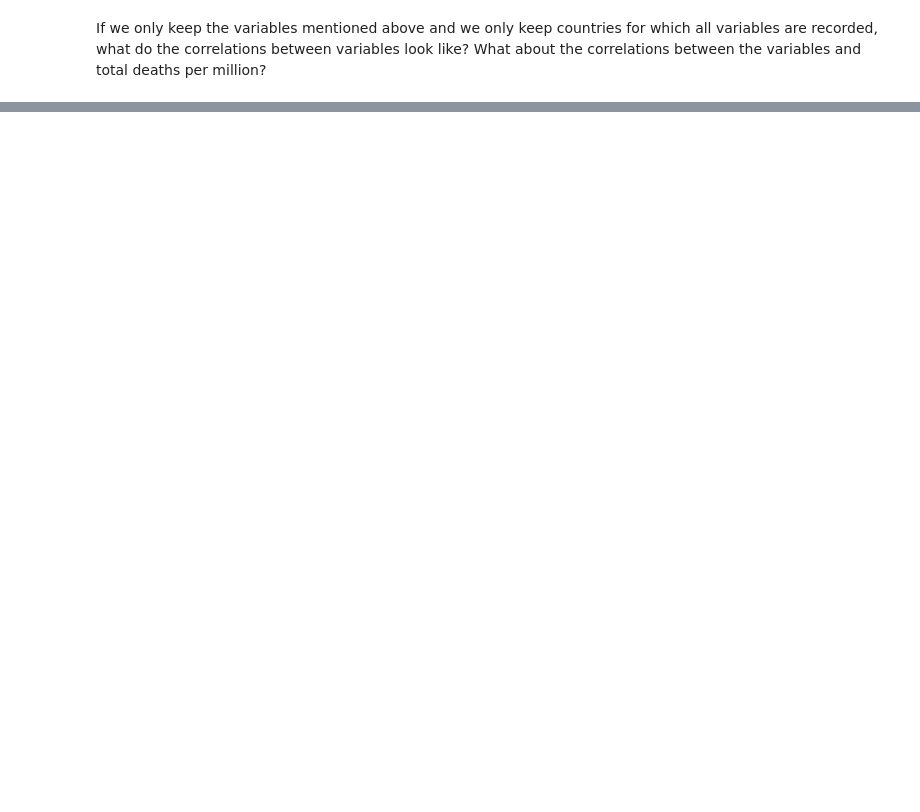
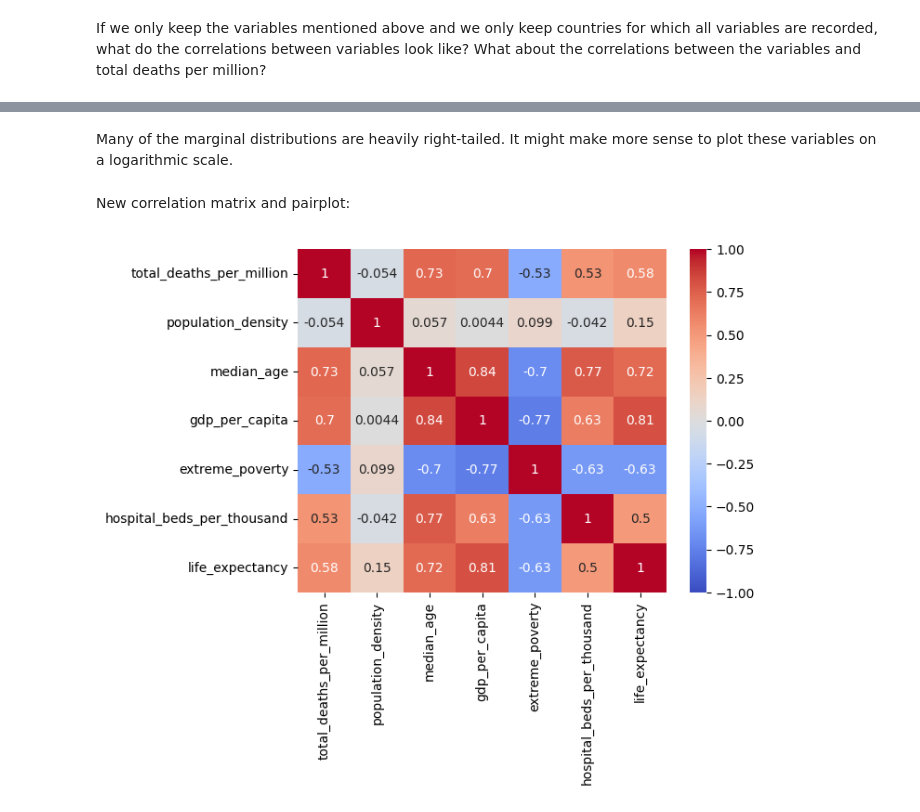
Before and after one commit to xiaoran0606/305-project, a Jupyter notebook: EDA/covid_socioeconomic.ipynb, the cells around one changed output, grey strips where cells are left out. Saved outputs shown, nothing was run; the diff lists cells and outputs as text; code cells hidden in the pictures; blank space fills up the shorter version.

```diff
--- a/EDA/covid_socioeconomic.ipynb
+++ b/EDA/covid_socioeconomic.ipynb
@@ -191,0 +180,6 @@ We see that total deaths per million surprisingly has positive correlation with
+# %%
+for col in ['total_deaths_per_million'] + newcols:
+    print(f'Maximum {col}')
+    display(df_vars[df_vars[col].isin(df_vars[col].nlargest(3))])
+    print(f'Minimum {col}')
+    display(df_vars[df_vars[col].isin(df_vars[col].nsmallest(3))])
@@ -191,0 +232,13 @@ We see that total deaths per million surprisingly has positive correlation with
+# %% [markdown]
+Many of the marginal distributions are heavily right-tailed. It might make more sense to plot these variables on a logarithmic scale.
+# %%
+for col in ['total_deaths_per_million', 'population_density', 'gdp_per_capita', 'extreme_poverty', 'hospital_beds_per_thousand']:
+    df_vars[col] = np.log(df_vars[col])
+    #df_vars.rename(columns={col: 'log_' + col})
+# %% [markdown]
+New correlation matrix and pairplot:
+# %%
+sns.heatmap(df_vars[['total_deaths_per_million'] + newcols].corr(), vmin = -1, vmax = 1, annot = True, cmap = 'coolwarm')
+pass
+# %% [output]
+[figure, added]
```
Also changed, not shown: parts of 30 cells of this notebook.
